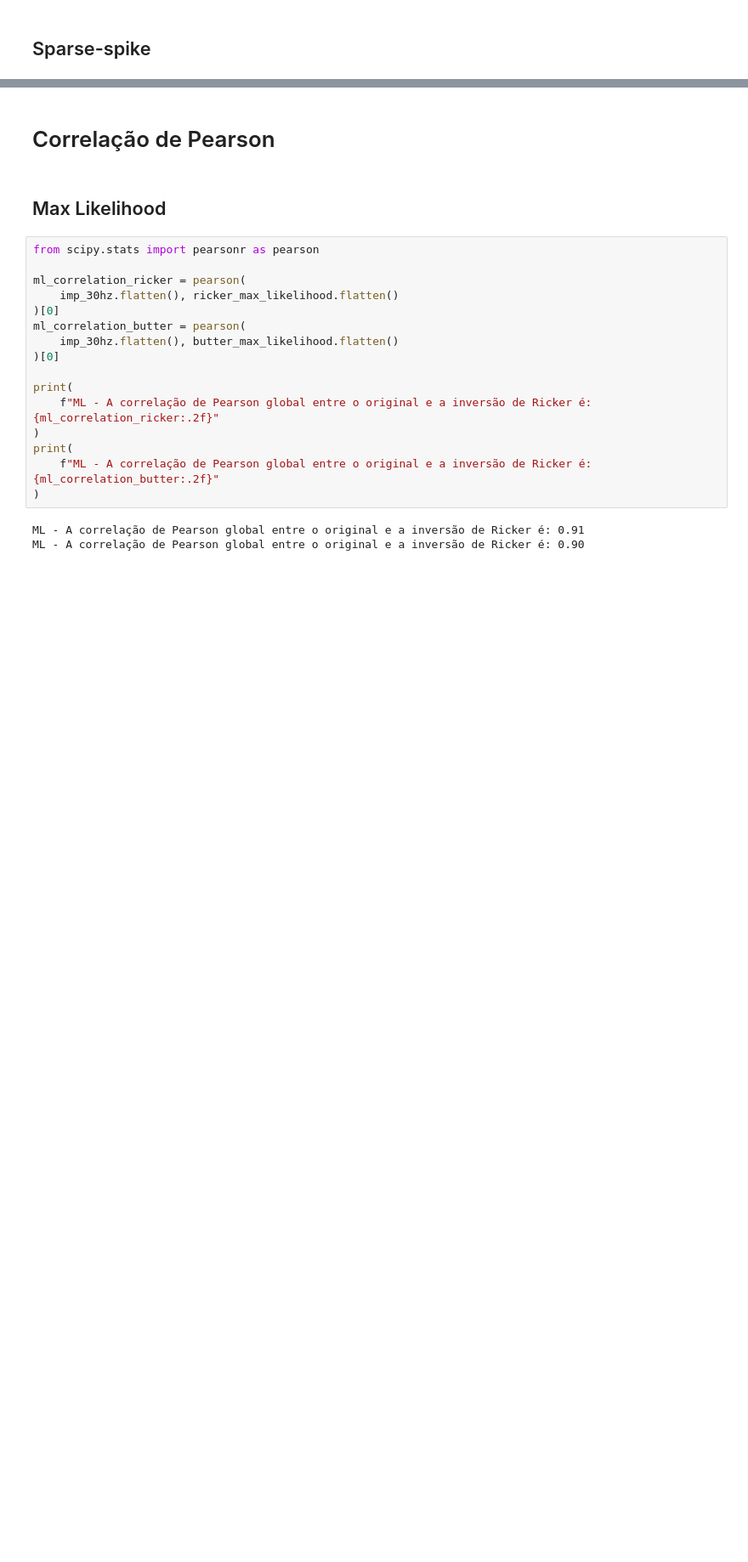
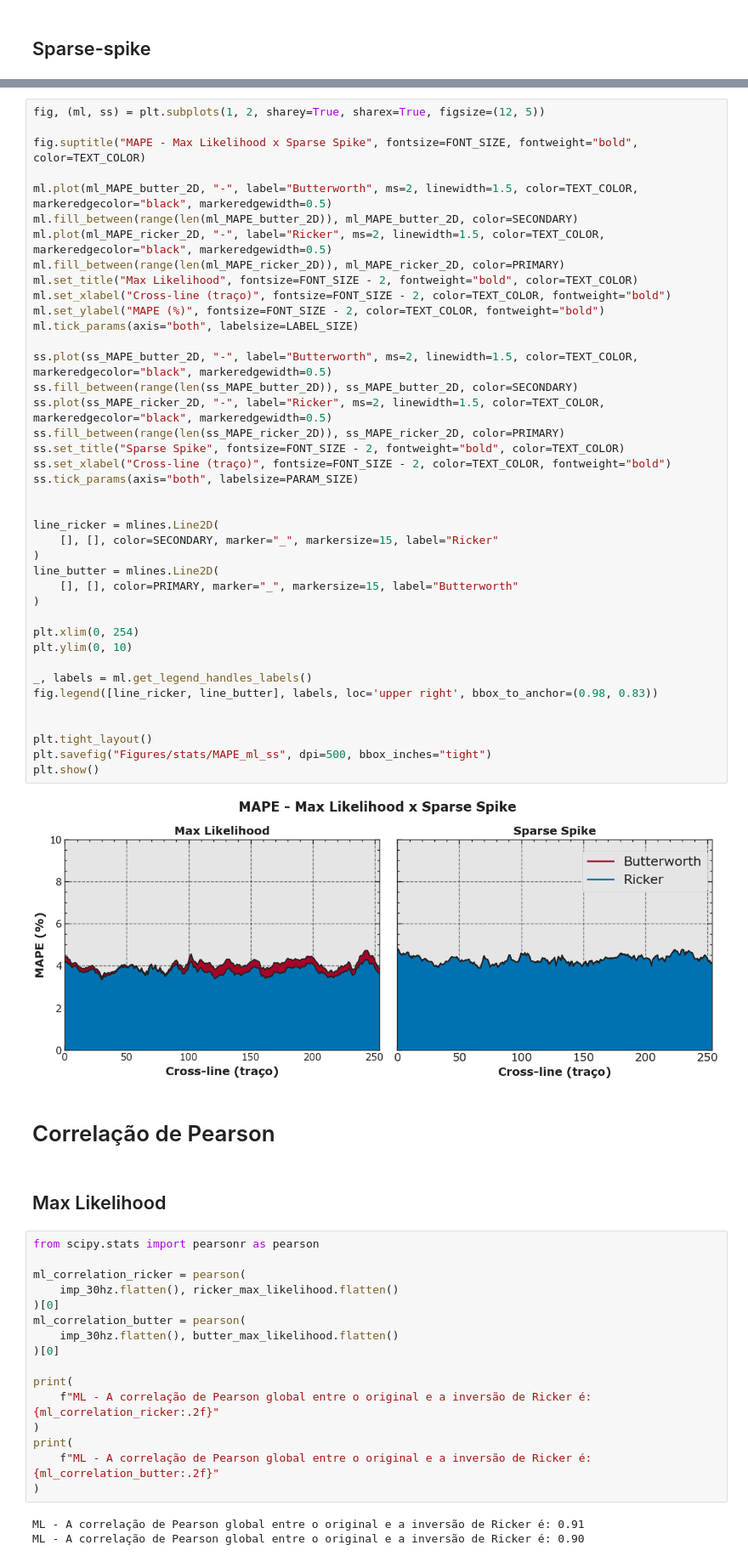
Before and after one commit to albano-a/tcc_methodology, a Jupyter notebook: stats.ipynb, the cells around one changed output, grey strips where cells are left out. Shown at 85% size. Drawn from its saved outputs; the diff is of its cells as text; blank space fills up the shorter version.

```diff
--- a/stats.ipynb
+++ b/stats.ipynb
@@ -390,3 +179,45 @@ plt.show()
+# %%
+fig, (ml, ss) = plt.subplots(1, 2, sharey=True, sharex=True, figsize=(12, 5))
+
+fig.suptitle("MAPE - Max Likelihood x Sparse Spike", fontsize=FONT_SIZE, fontweight="bold", color=TEXT_COLOR)
+
+ml.plot(ml_MAPE_butter_2D, "-", label="Butterworth", ms=2, linewidth=1.5, color=TEXT_COLOR, markeredgecolor="black", markeredgewidth=0.5)
+ml.fill_between(range(len(ml_MAPE_butter_2D)), ml_MAPE_butter_2D, color=SECONDARY)
+ml.plot(ml_MAPE_ricker_2D, "-", label="Ricker", ms=2, linewidth=1.5, color=TEXT_COLOR, markeredgecolor="black", markeredgewidth=0.5)
+ml.fill_between(range(len(ml_MAPE_ricker_2D)), ml_MAPE_ricker_2D, color=PRIMARY)
+ml.set_title("Max Likelihood", fontsize=FONT_SIZE - 2, fontweight="bold", color=TEXT_COLOR)
+ml.set_xlabel("Cross-line (traço)", fontsize=FONT_SIZE - 2, color=TEXT_COLOR, fontweight="bold")
+ml.set_ylabel("MAPE (%)", fontsize=FONT_SIZE - 2, color=TEXT_COLOR, fontweight="bold")
+ml.tick_params(axis="both", labelsize=LABEL_SIZE)
+
+ss.plot(ss_MAPE_butter_2D, "-", label="Butterworth", ms=2, linewidth=1.5, color=TEXT_COLOR, markeredgecolor="black", markeredgewidth=0.5)
+ss.fill_between(range(len(ss_MAPE_butter_2D)), ss_MAPE_butter_2D, color=SECONDARY)
+ss.plot(ss_MAPE_ricker_2D, "-", label="Ricker", ms=2, linewidth=1.5, color=TEXT_COLOR, markeredgecolor="black", markeredgewidth=0.5)
+ss.fill_between(range(len(ss_MAPE_ricker_2D)), ss_MAPE_ricker_2D, color=PRIMARY)
+ss.set_title("Sparse Spike", fontsize=FONT_SIZE - 2, fontweight="bold", color=TEXT_COLOR)
+ss.set_xlabel("Cross-line (traço)", fontsize=FONT_SIZE - 2, color=TEXT_COLOR, fontweight="bold")
+ss.tick_params(axis="both", labelsize=PARAM_SIZE)
+
+
+line_ricker = mlines.Line2D(
+    [], [], color=SECONDARY, marker="_", markersize=15, label="Ricker"
+)
+line_butter = mlines.Line2D(
+    [], [], color=PRIMARY, marker="_", markersize=15, label="Butterworth"
+)
+
+plt.xlim(0, 254)
+plt.ylim(0, 10)
+
+_, labels = ml.get_legend_handles_labels()
+fig.legend([line_ricker, line_butter], labels, loc='upper right', bbox_to_anchor=(0.98, 0.83))
+
+
+plt.tight_layout()
+plt.savefig("Figures/stats/MAPE_ml_ss", dpi=500, bbox_inches="tight")
+plt.show()
+# %% [output]
+[figure, added]
 # %% [markdown]
 # Correlação de Pearson
 # %% [markdown]
```
Also changed, not shown: parts of 23 cells of this notebook, 6 other files.
